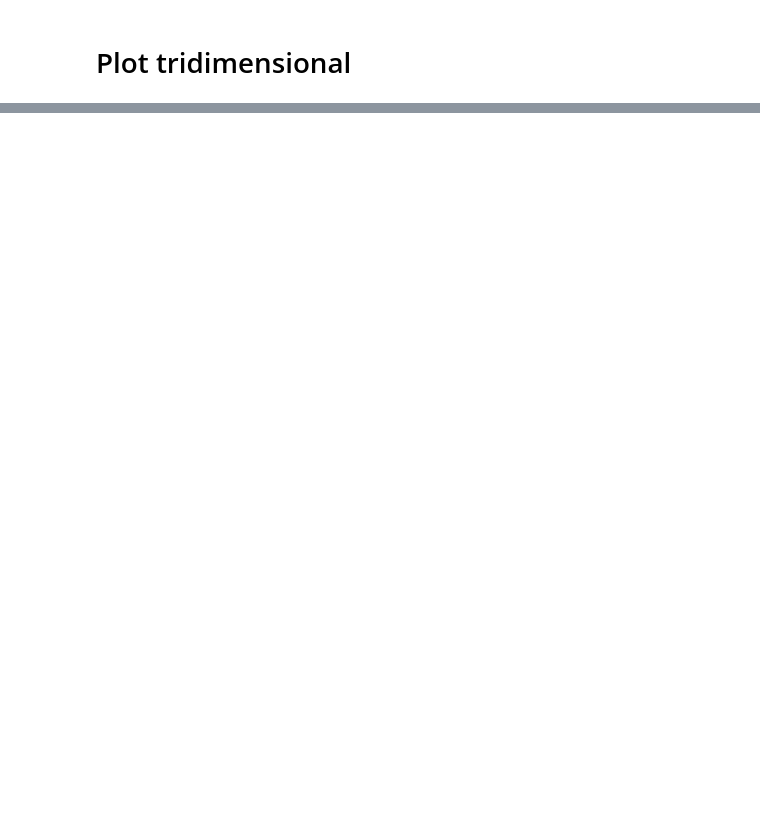
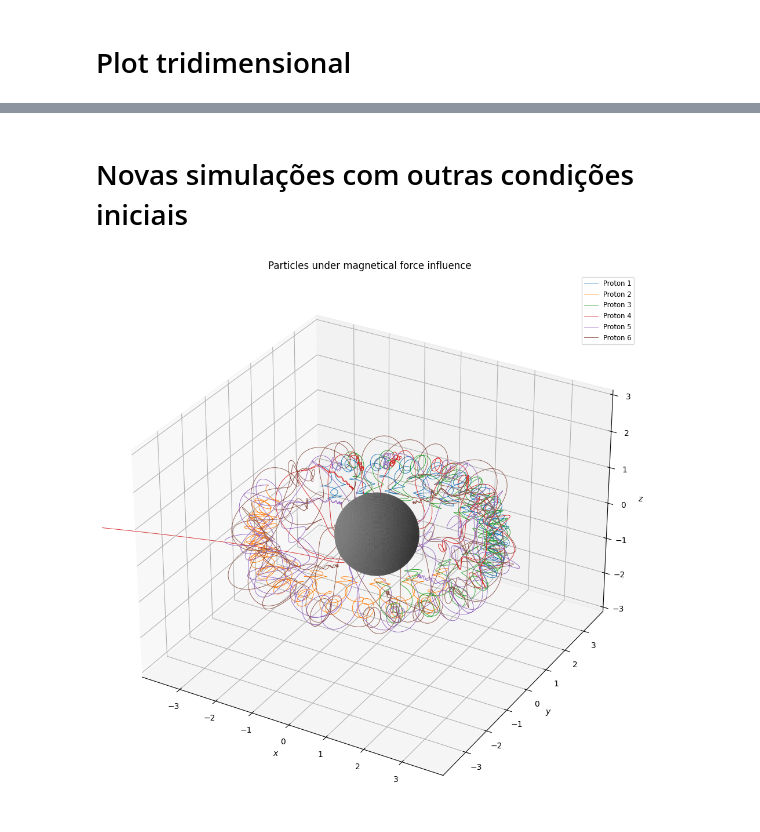
Before and after one commit to Shnrqpdr/Stormer-Problem, a Jupyter notebook: stormer-verlet_method/no_constraint_case/3d_case/notebook.ipynb, the cells around one changed output, grey strips where cells are left out. Drawn from its saved outputs; the diff is of its cells as text; code cells hidden in the pictures; blank space fills up the shorter version.

Commit message:
Novas simulações

```diff
--- a/stormer-verlet_method/no_constraint_case/3d_case/notebook.ipynb
+++ b/stormer-verlet_method/no_constraint_case/3d_case/notebook.ipynb
@@ -93,0 +94,39 @@ plt.show()
+# %% [markdown]
+# Novas simulações com outras condições iniciais
+# %%
+protons = [1, 2, 3, 4, 5, 6]
+
+fig = plt.figure(figsize=(12,12))
+
+ax = fig.add_subplot(projection='3d')
+
+# ESFERA
+N=200
+stride=2
+u = np.linspace(0, 2 * np.pi, N)
+v = np.linspace(0, np.pi, N)
+x = np.outer(np.cos(u), np.sin(v))
+y = np.outer(np.sin(u), np.sin(v))
+z = np.outer(np.ones(np.size(u)), np.cos(v))
+ax.plot_surface(x, y, z, linewidth=0.0, cstride=stride, rstride=stride, color='grey')
+
+for proton in protons:
+    fileProton = pd.read_csv(f'dadosProton{proton}Animacao.dat', header = 0, sep='\s+')
+
+    labelProton = f'Proton {proton}'
+
+    ax.plot(fileProton['x'], fileProton['y'], fileProton['z'], '-', label = labelProton, linewidth=1)
+
+#ax.view_init(18, -25)
+ax.set_xlim(-3.90, 3.90)
+ax.set_ylim(-3.90, 3.90)
+ax.set_zlim(-3.00, 3.00)
+ax.set_xlabel('$x$')
+ax.set_ylabel('$y$')
+ax.set_zlabel('$z$')
+plt.title("Particles under magnetical force influence", fontdict=None,)
+plt.legend(loc="upper right",fontsize='small')
+
+plt.show()
+# %% [output]
+[figure, added]
```
Also changed, not shown: parts of 2 cells of this notebook, 15 other files.
